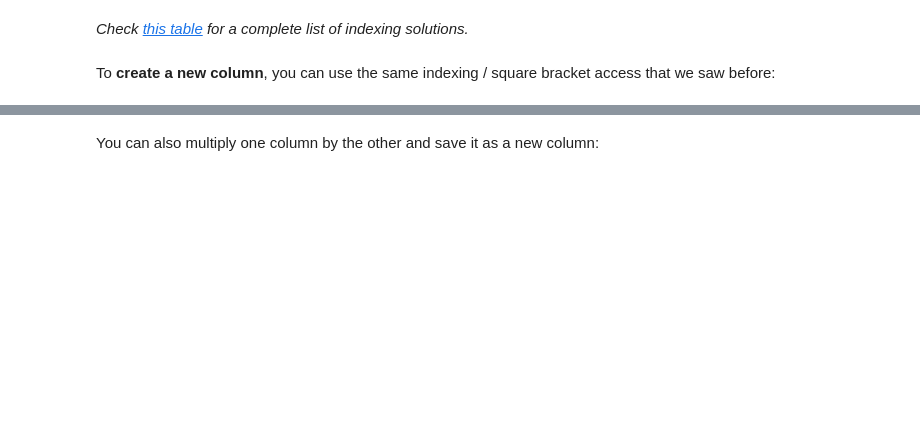
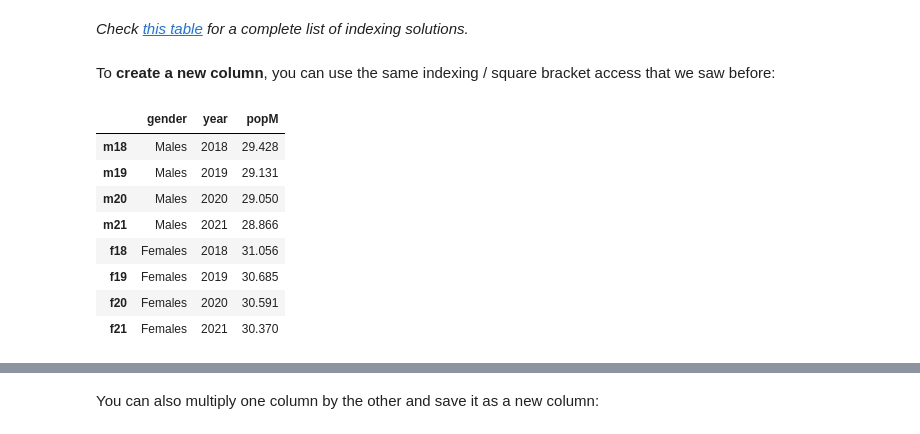
Before and after one commit to boolean-data-analytics/3.11.27-Pandas, a Jupyter notebook: 3.11.27 Pandas.ipynb, the cells around one changed output, grey strips where cells are left out. Drawn from its saved outputs; the diff is of its cells as text; code cells hidden in the pictures; blank space fills up the shorter version.

```diff
--- a/3.11.27 Pandas.ipynb
+++ b/3.11.27 Pandas.ipynb
@@ -169,6 +325,18 @@ frame.loc["f18"]
 *Check [this table](https://wesmckinney.com/book/pandas-basics.html#tbl-table_dataframe_loc_iloc) for a complete list of indexing solutions.*
 # %% [markdown]
 To **create a new column**, you can use the same indexing / square bracket access that we saw before:
+# %%
+frame
+# %% [output]
+|  | gender | year | popM |
+| m18 | Males | 2018 | 29.428 |
+| m19 | Males | 2019 | 29.131 |
+| m20 | Males | 2020 | 29.050 |
+| m21 | Males | 2021 | 28.866 |
+| f18 | Females | 2018 | 31.056 |
+| f19 | Females | 2019 | 30.685 |
+| f20 | Females | 2020 | 30.591 |
+| f21 | Females | 2021 | 30.370 |
 # %%
 frame['country'] = 'Italy'
 frame['constant'] = 999
```
Also changed, not shown: parts of 67 cells of this notebook.
